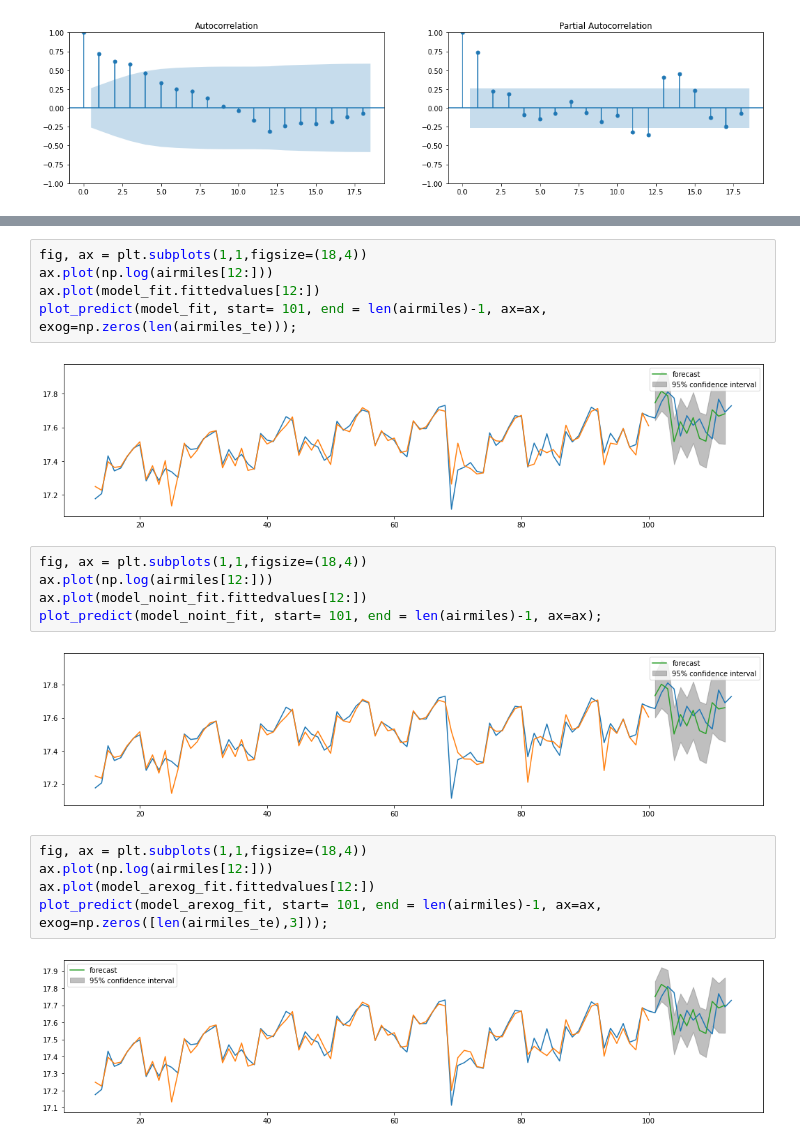
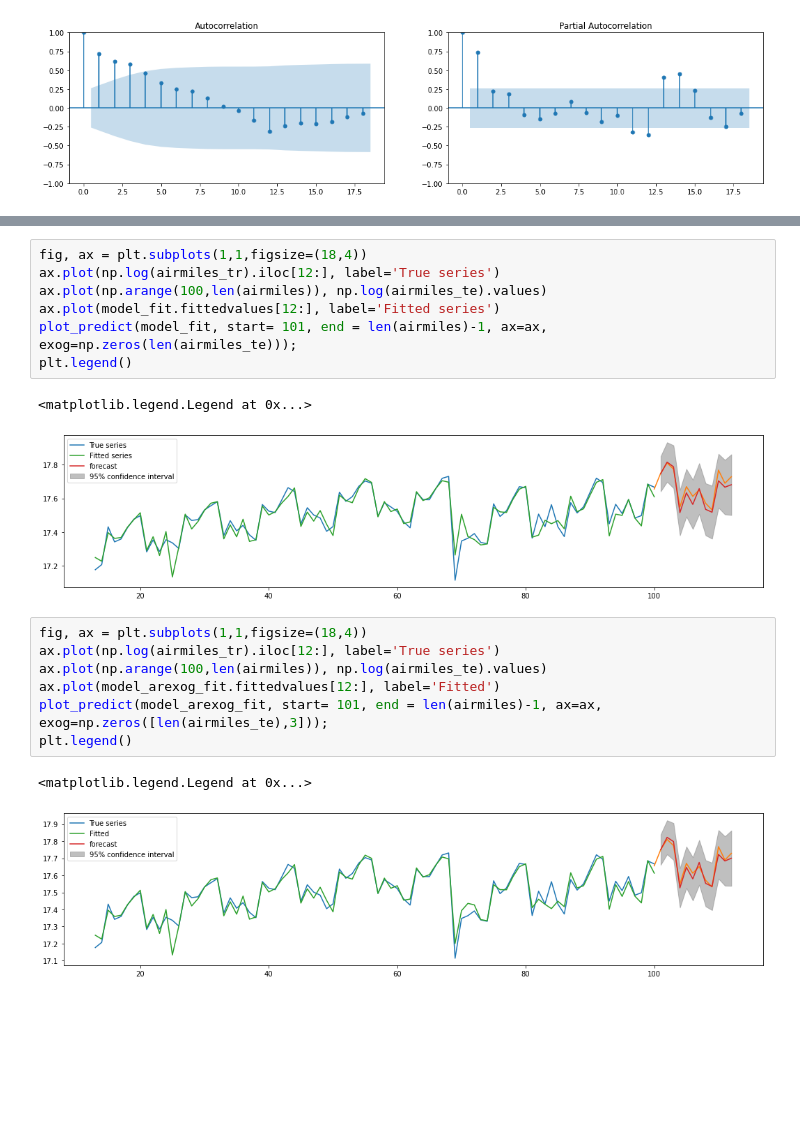
Before and after one commit to charlieromano/TimeSeries, a Jupyter notebook: Scripts/intervention_analysis.ipynb, the cells around one changed output, grey strips where cells are left out. Drawn from its saved outputs; the diff is of its cells as text; blank space fills up the shorter version.

```diff
--- a/Scripts/intervention_analysis.ipynb
+++ b/Scripts/intervention_analysis.ipynb
@@ -101,21 +109,20 @@ Warnings:
 # %%
 fig, ax = plt.subplots(1,1,figsize=(18,4))
-ax.plot(np.log(airmiles[12:]))
-ax.plot(model_fit.fittedvalues[12:])
+ax.plot(np.log(airmiles_tr).iloc[12:], label='True series')
+ax.plot(np.arange(100,len(airmiles)), np.log(airmiles_te).values)
+ax.plot(model_fit.fittedvalues[12:], label='Fitted series')
 plot_predict(model_fit, start= 101, end = len(airmiles)-1, ax=ax, exog=np.zeros(len(airmiles_te)));
+plt.legend()
 # %% [output]
+<matplotlib.legend.Legend at 0x...>
-[figure, old version]
+[figure, new version]
 # %%
 fig, ax = plt.subplots(1,1,figsize=(18,4))
-ax.plot(np.log(airmiles[12:]))
-ax.plot(model_noint_fit.fittedvalues[12:])
-plot_predict(model_noint_fit, start= 101, end = len(airmiles)-1, ax=ax);
+ax.plot(np.log(airmiles_tr).iloc[12:], label='True series')
+ax.plot(np.arange(100,len(airmiles)), np.log(airmiles_te).values)
+ax.plot(model_arexog_fit.fittedvalues[12:], label='Fitted')
+plot_predict(model_arexog_fit, start= 101, end = len(airmiles)-1, ax=ax, exog=np.zeros([len(airmiles_te),3]));
+plt.legend()
 # %% [output]
+<matplotlib.legend.Legend at 0x...>
-[figure, old version]
+[figure, new version]
-# %%
-fig, ax = plt.subplots(1,1,figsize=(18,4))
-ax.plot(np.log(airmiles[12:]))
-ax.plot(model_arexog_fit.fittedvalues[12:])
-plot_predict(model_arexog_fit, start= 101, end = len(airmiles)-1, ax=ax, exog=np.zeros([len(airmiles_te),3]));
-# %% [output]
-[figure, removed]
```
Also changed, not shown: parts of 5 cells of this notebook.
